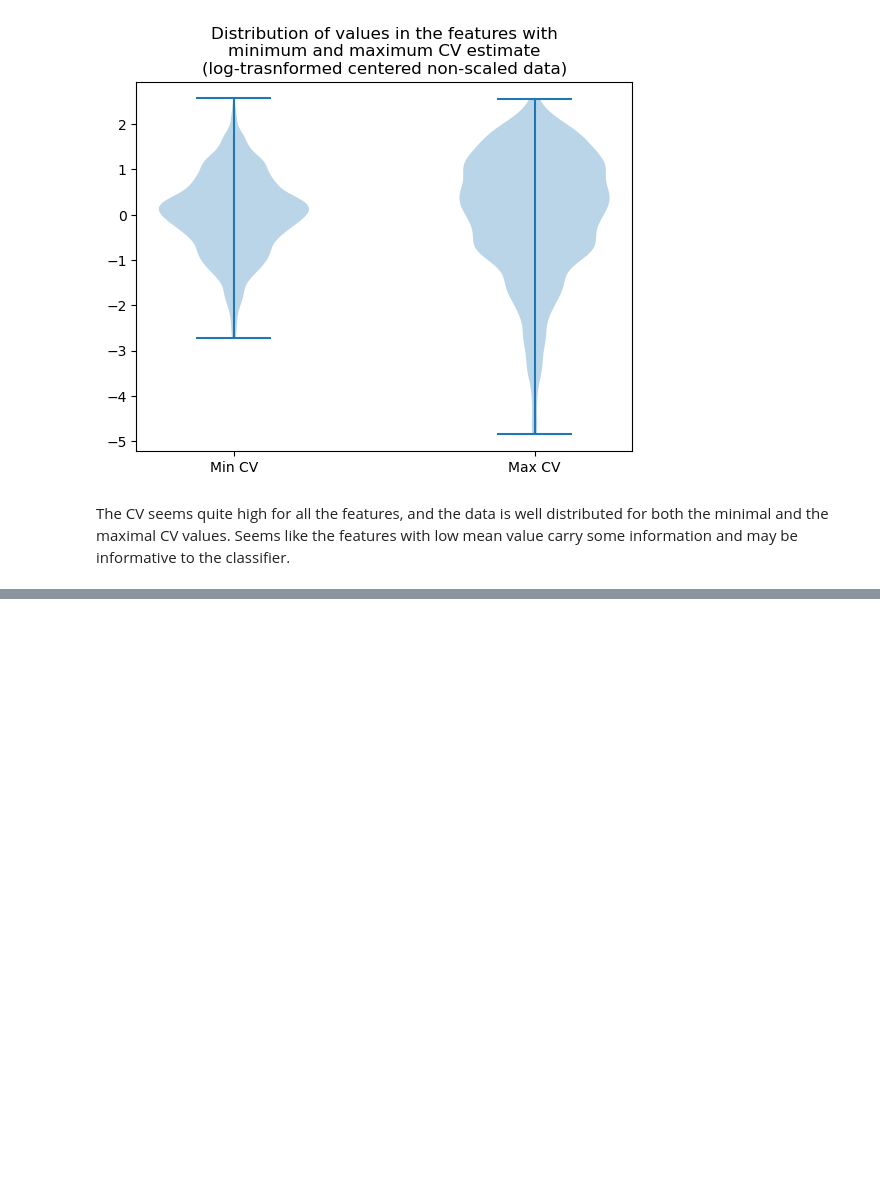
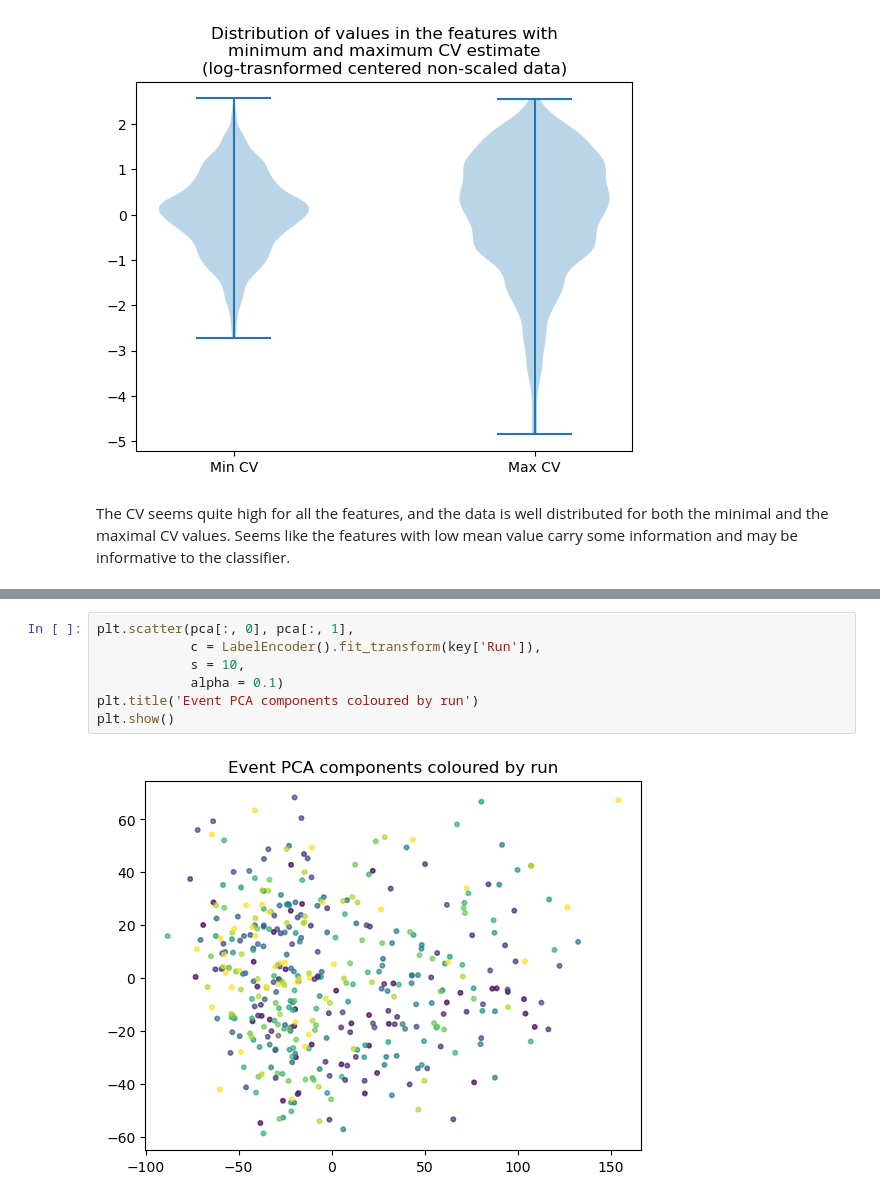
Before and after one commit to kerseviciute/problem-at-hand, a Jupyter notebook: classifier.ipynb, the cells around one changed output, grey strips where cells are left out. Saved outputs shown, nothing was run; the diff lists cells and outputs as text; blank space fills up the shorter version.

```diff
--- a/classifier.ipynb
+++ b/classifier.ipynb
@@ -123,0 +150,9 @@ The CV seems quite high for all the features, and the data is well distributed f
+# %%
+plt.scatter(pca[:, 0], pca[:, 1],
+            c = LabelEncoder().fit_transform(key['Run']),
+            s = 10,
+            alpha = 0.1)
+plt.title('Event PCA components coloured by run')
+plt.show()
+# %% [output]
+[figure, added]
```
Also changed, not shown: parts of 8 cells of this notebook.
